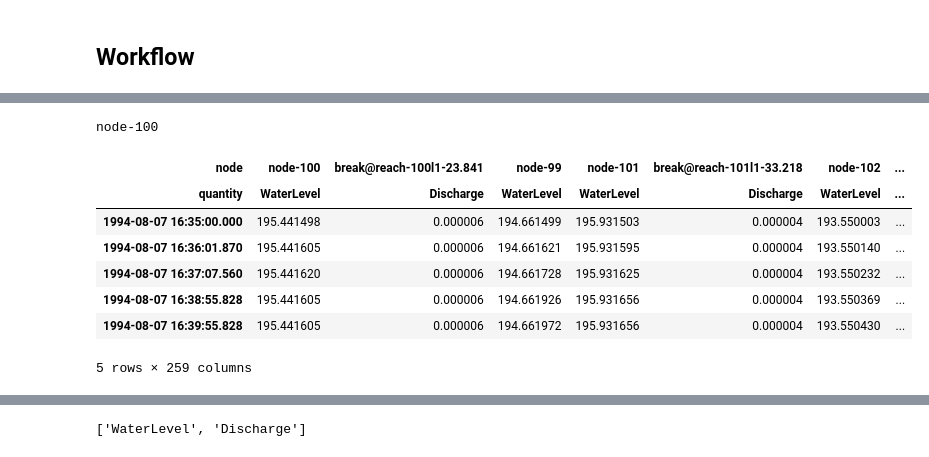
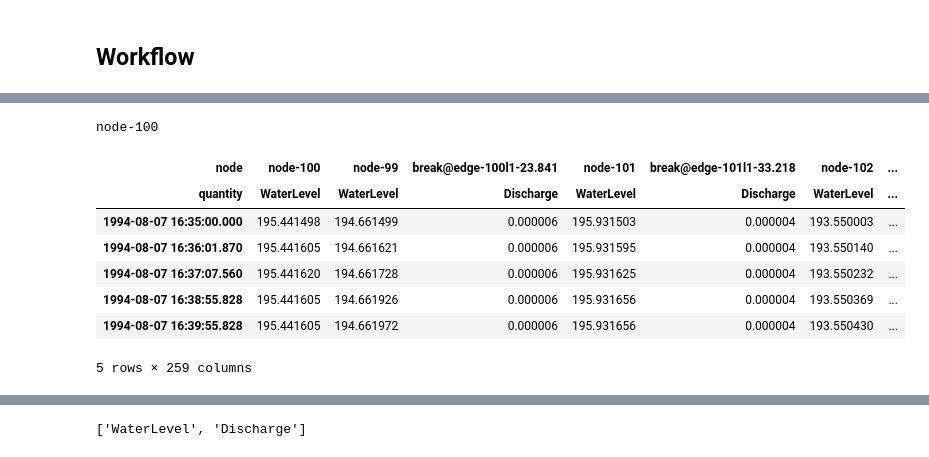
Before and after one commit to DHI/mikeio1d, a Jupyter notebook: notebooks/flat_network_sandbox.ipynb, the cells around one changed output, grey strips where cells are left out. Saved outputs shown, nothing was run; the diff lists cells and outputs as text; code cells hidden in the pictures.

Commit message:
Separating node id generator. Improving network initialization with boundary.

```diff
--- a/notebooks/flat_network_sandbox.ipynb
+++ b/notebooks/flat_network_sandbox.ipynb
@@ -52,20 +53,19 @@ network = mapper.map_network("../tests/testdata/network.res1d")
 # %%
 # - The simplified network is specified solely by nodes and edges
 # - Nodes have unique int ids
 # - Every node contains a dataframe with the relevant quantities (the column names have been simplified)
 # - You can get a node id in the simplified network by passing the original element from the Res1D file
-res1d_element = res.nodes["100"]
-print(mapper.get_node_id(res1d_element))
+print(mapper.get_node_id(node="100"))
 # The data can be accessed as a dataframe
 network.as_df.head()
 # %% [output]
 node-100
-| node | node-100 | break@reach-100l1-23.841 | node-99 | node-101 | break@reach-101l1-33.218 | node-102 | ... |
-| quantity | WaterLevel | Discharge | WaterLevel | WaterLevel | Discharge | WaterLevel | ... |
-| 1994-08-07 16:35:00.000 | 195.441498 | 0.000006 | 194.661499 | 195.931503 | 0.000004 | 193.550003 | ... |
-| 1994-08-07 16:36:01.870 | 195.441605 | 0.000006 | 194.661621 | 195.931595 | 0.000004 | 193.550140 | ... |
-| 1994-08-07 16:37:07.560 | 195.441620 | 0.000006 | 194.661728 | 195.931625 | 0.000004 | 193.550232 | ... |
-| 1994-08-07 16:38:55.828 | 195.441605 | 0.000006 | 194.661926 | 195.931656 | 0.000004 | 193.550369 | ... |
-| 1994-08-07 16:39:55.828 | 195.441605 | 0.000006 | 194.661972 | 195.931656 | 0.000004 | 193.550430 | ... |
+| node | node-100 | node-99 | break@edge-100l1-23.841 | node-101 | break@edge-101l1-33.218 | node-102 | ... |
+| quantity | WaterLevel | WaterLevel | Discharge | WaterLevel | Discharge | WaterLevel | ... |
+| 1994-08-07 16:35:00.000 | 195.441498 | 194.661499 | 0.000006 | 195.931503 | 0.000004 | 193.550003 | ... |
+| 1994-08-07 16:36:01.870 | 195.441605 | 194.661621 | 0.000006 | 195.931595 | 0.000004 | 193.550140 | ... |
+| 1994-08-07 16:37:07.560 | 195.441620 | 194.661728 | 0.000006 | 195.931625 | 0.000004 | 193.550232 | ... |
+| 1994-08-07 16:38:55.828 | 195.441605 | 194.661926 | 0.000006 | 195.931656 | 0.000004 | 193.550369 | ... |
+| 1994-08-07 16:39:55.828 | 195.441605 | 194.661972 | 0.000006 | 195.931656 | 0.000004 | 193.550430 | ... |
 5 rows × 259 columns
 # %%
```
Also changed, not shown: parts of 6 cells of this notebook, 1 other file.
